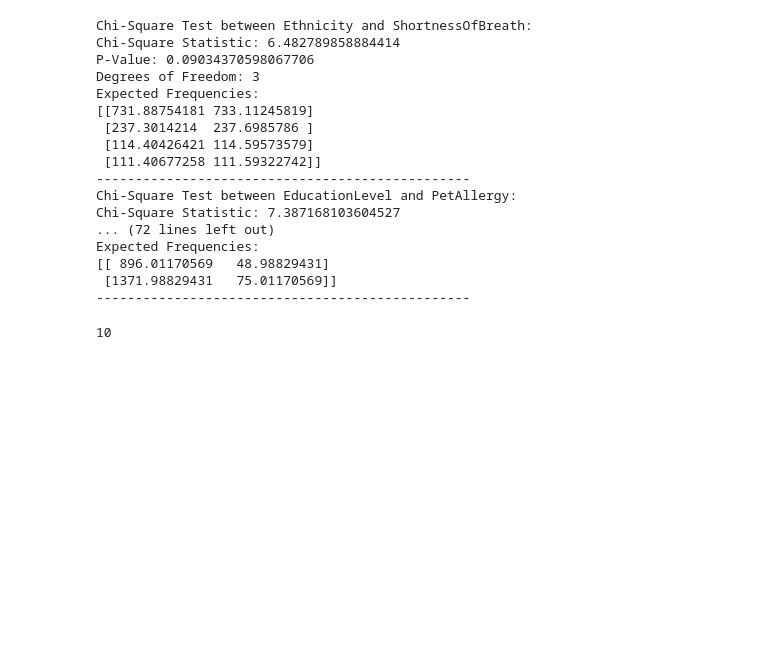
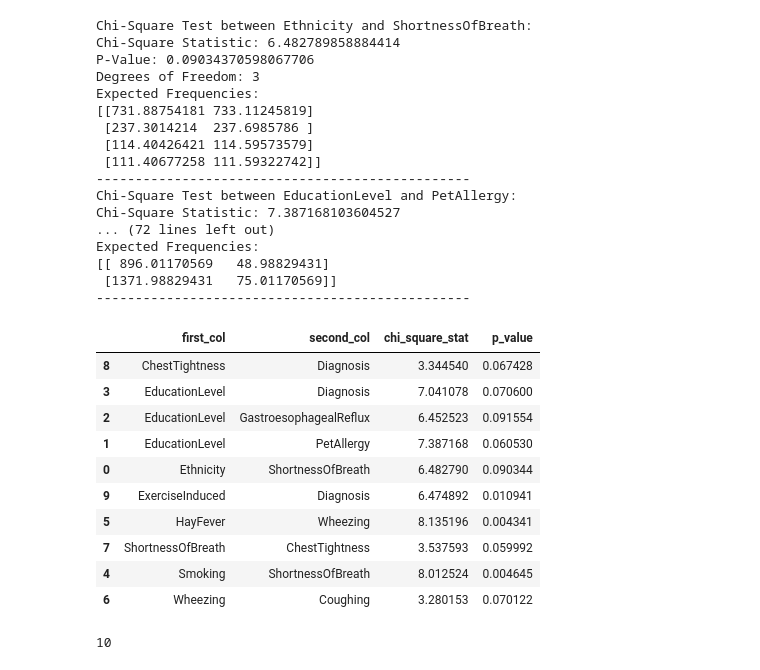
Before and after one commit to kchomakova/ai_upskill_2025_datascience, a Jupyter notebook: notebooks/Data Exploration.ipynb, the cells around one changed output. Saved outputs shown, nothing was run; the diff lists cells and outputs as text; code cells hidden in the pictures; blank space fills up the shorter version.

```diff
--- a/notebooks/Data Exploration.ipynb
+++ b/notebooks/Data Exploration.ipynb
@@ -202,6 +206,7 @@ The above correlation matrix cannot be used to measure the relationship between
 # %%
 pairs = list(itertools.combinations(asthma_int_cols.columns, 2))
 num_sign_associations = 0
+output = pd.DataFrame(columns=['first_col', 'second_col', 'chi_square_stat', 'p_value'])
 
 for pair in pairs:
     contingency_table = pd.crosstab(asthma_int_cols[pair[0]], asthma_int_cols[pair[1]])
@@ -215,6 +220,9 @@ for pair in pairs:
         print("Expected Frequencies:")
         print(expected)
         print("------------------------------------------------")
+
+        new_row = pd.DataFrame({'first_col': [pair[0]], 'second_col': [pair[1]], 'chi_square_stat': [chi2_stat], 'p_value': [p_val]})
+        output = pd.concat([output, new_row], ignore_index=True)
 # %% [output]
 Chi-Square Test between Ethnicity and ShortnessOfBreath:
 Chi-Square Statistic: 6.482789858884414
@@ -233,6 +241,20 @@ Expected Frequencies:
 [[ 896.01170569   48.98829431]
  [1371.98829431   75.01170569]]
 ------------------------------------------------
+# %%
+output.sort_values(by=['first_col', 'second_col'])
+# %% [output]
+|  | first_col | second_col | chi_square_stat | p_value |
+| 8 | ChestTightness | Diagnosis | 3.344540 | 0.067428 |
+| 3 | EducationLevel | Diagnosis | 7.041078 | 0.070600 |
+| 2 | EducationLevel | GastroesophagealReflux | 6.452523 | 0.091554 |
+| 1 | EducationLevel | PetAllergy | 7.387168 | 0.060530 |
+| 0 | Ethnicity | ShortnessOfBreath | 6.482790 | 0.090344 |
+| 9 | ExerciseInduced | Diagnosis | 6.474892 | 0.010941 |
+| 5 | HayFever | Wheezing | 8.135196 | 0.004341 |
+| 7 | ShortnessOfBreath | ChestTightness | 3.537593 | 0.059992 |
+| 4 | Smoking | ShortnessOfBreath | 8.012524 | 0.004645 |
+| 6 | Wheezing | Coughing | 3.280153 | 0.070122 |
 # %%
 num_sign_associations
 # %% [output]
```
Also changed, not shown: parts of 1 cell of this notebook, 5 other files.
